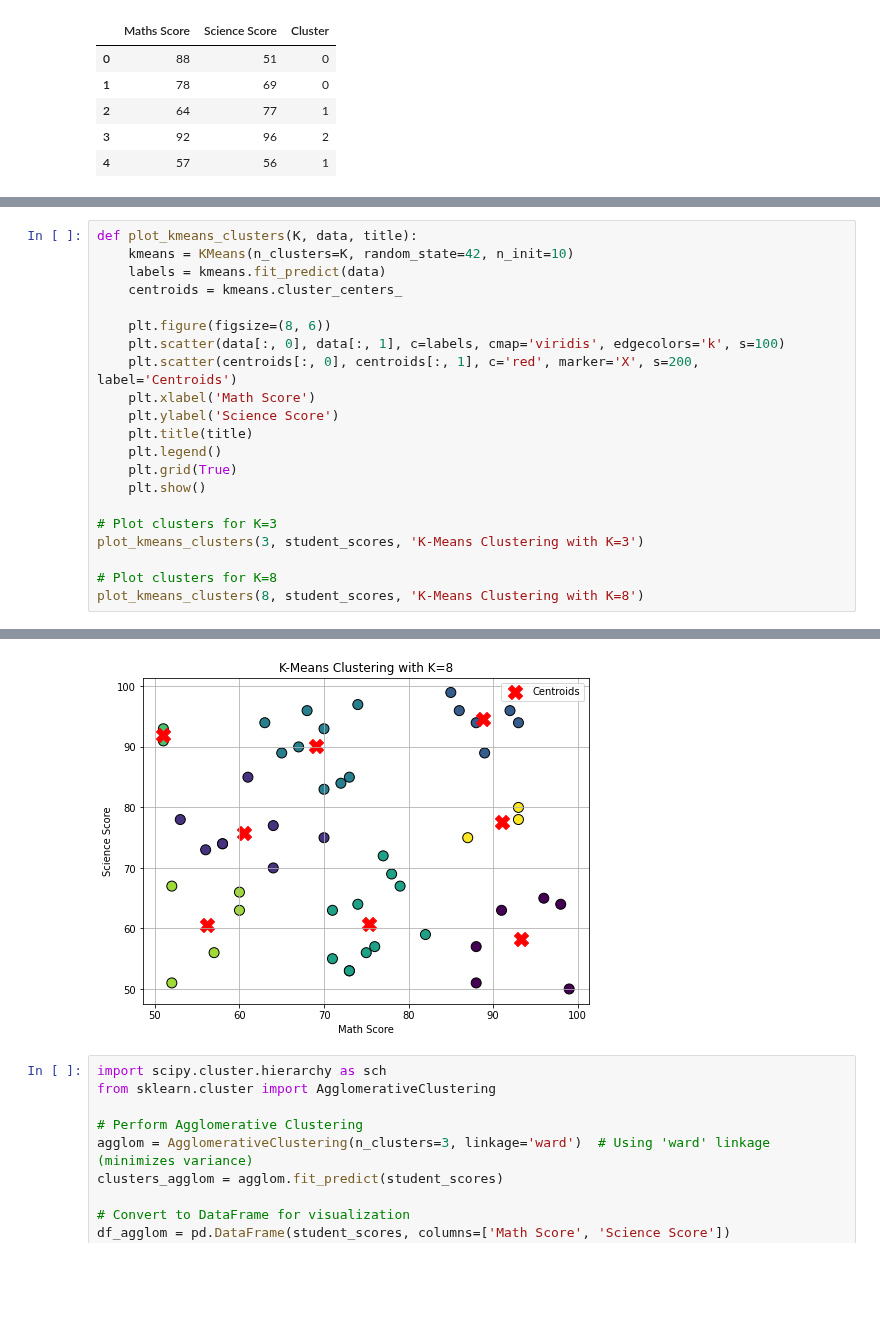
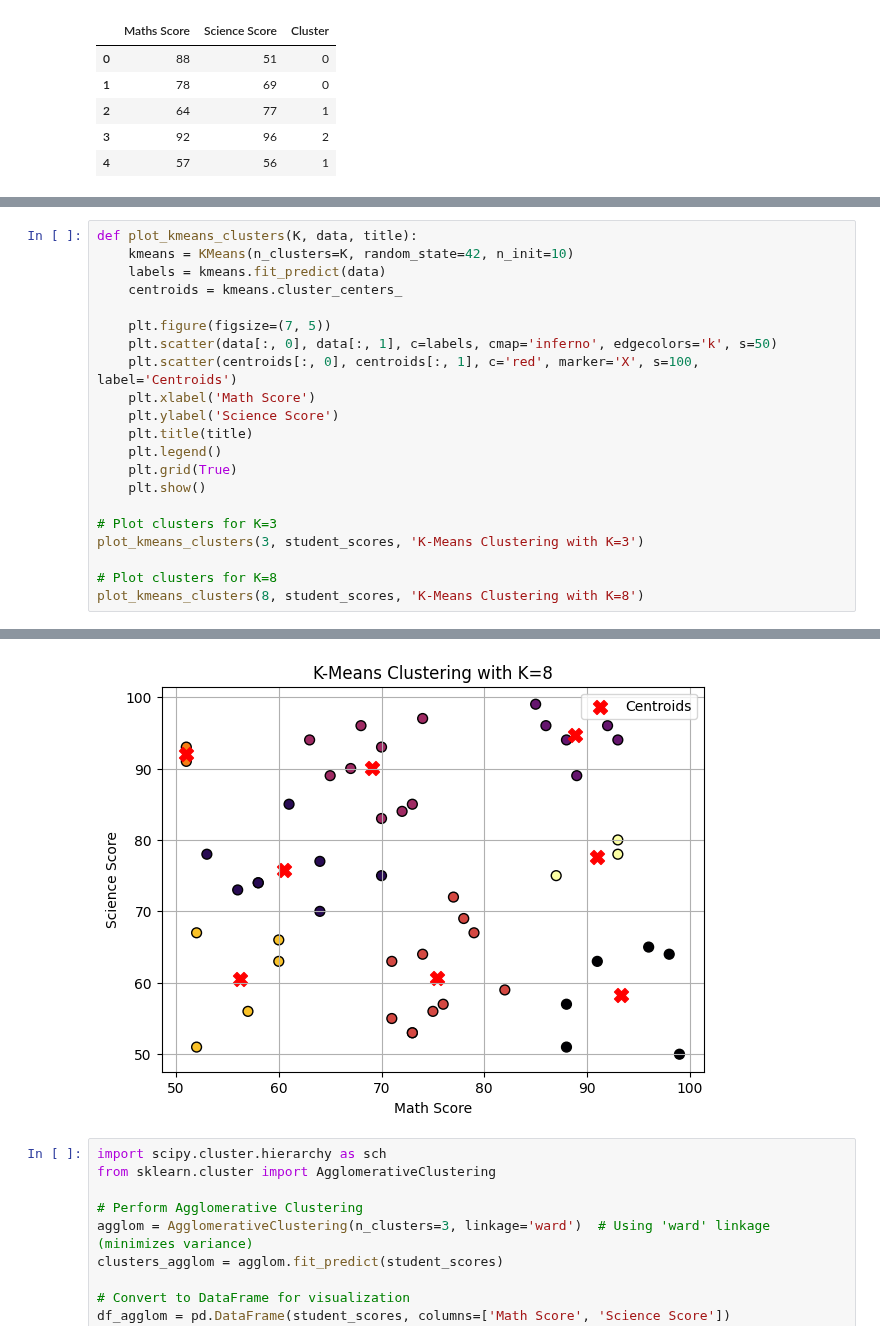
Before and after one commit to aninditadash/Introduction_to_machine_learning, a Jupyter notebook: unsupervised_learning/Examples/Random_data_clustering_analysis.ipynb, the cells around one changed output, grey strips where cells are left out. Saved outputs shown, nothing was run; the diff lists cells and outputs as text; blank space fills up the shorter version.

```diff
--- a/unsupervised_learning/Examples/Random_data_clustering_analysis.ipynb
+++ b/unsupervised_learning/Examples/Random_data_clustering_analysis.ipynb
@@ -143,9 +134,9 @@ def plot_kmeans_clusters(K, data, title):
     labels = kmeans.fit_predict(data)
     centroids = kmeans.cluster_centers_
 
-    plt.figure(figsize=(8, 6))
-    plt.scatter(data[:, 0], data[:, 1], c=labels, cmap='viridis', edgecolors='k', s=100)
-    plt.scatter(centroids[:, 0], centroids[:, 1], c='red', marker='X', s=200, label='Centroids')
+    plt.figure(figsize=(7, 5))
+    plt.scatter(data[:, 0], data[:, 1], c=labels, cmap='inferno', edgecolors='k', s=50)
+    plt.scatter(centroids[:, 0], centroids[:, 1], c='red', marker='X', s=100, label='Centroids')
     plt.xlabel('Math Score')
     plt.ylabel('Science Score')
     plt.title(title)
@@ -163,4 +154,4 @@ plot_kmeans_clusters(8, student_scores, 'K-Means Clustering with K=8')
-[figure, old version]
+[figure, new version]
 # %%
 import scipy.cluster.hierarchy as sch
 from sklearn.cluster import AgglomerativeClustering
```
Also changed, not shown: parts of 7 cells of this notebook.
